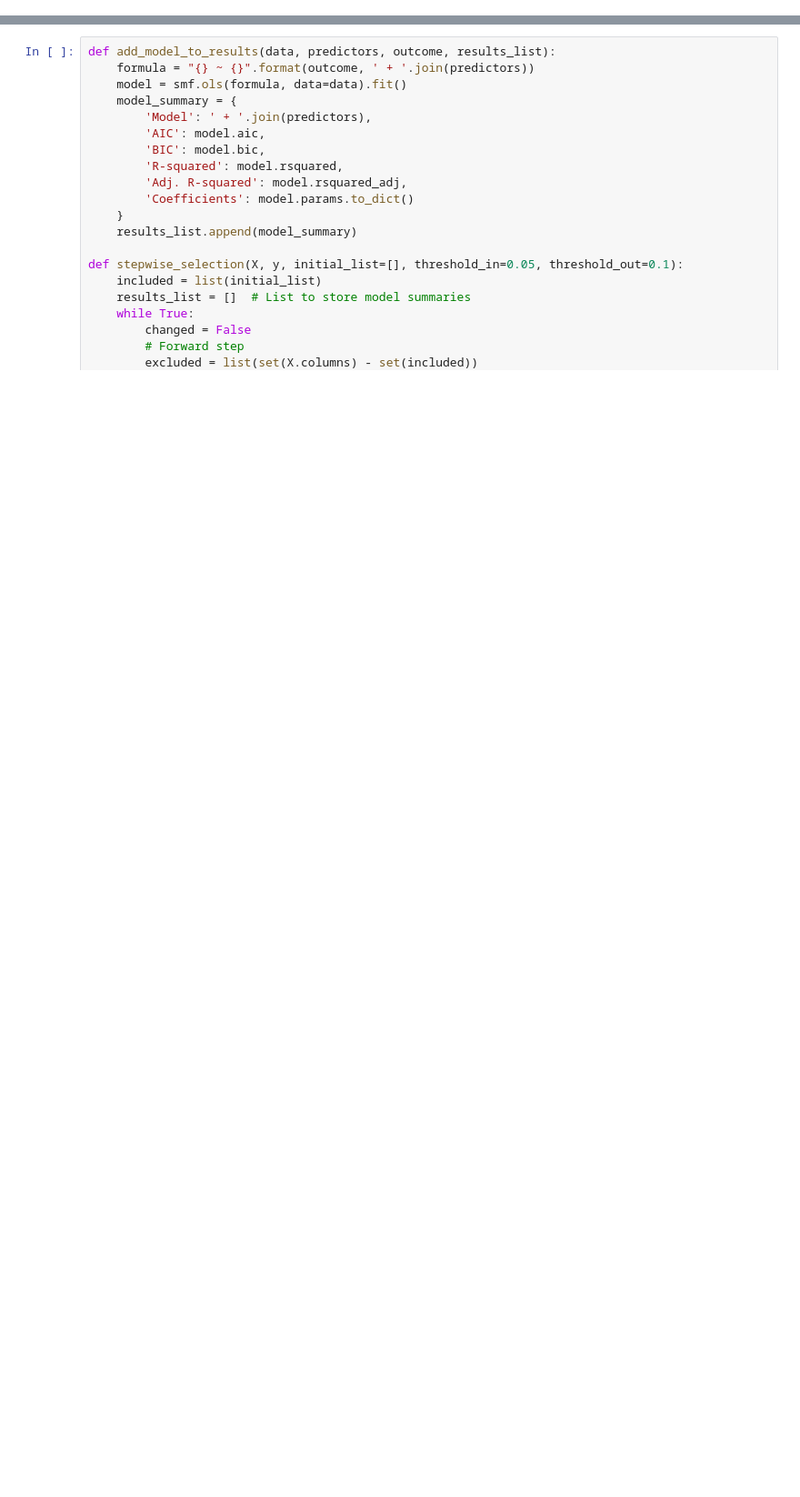
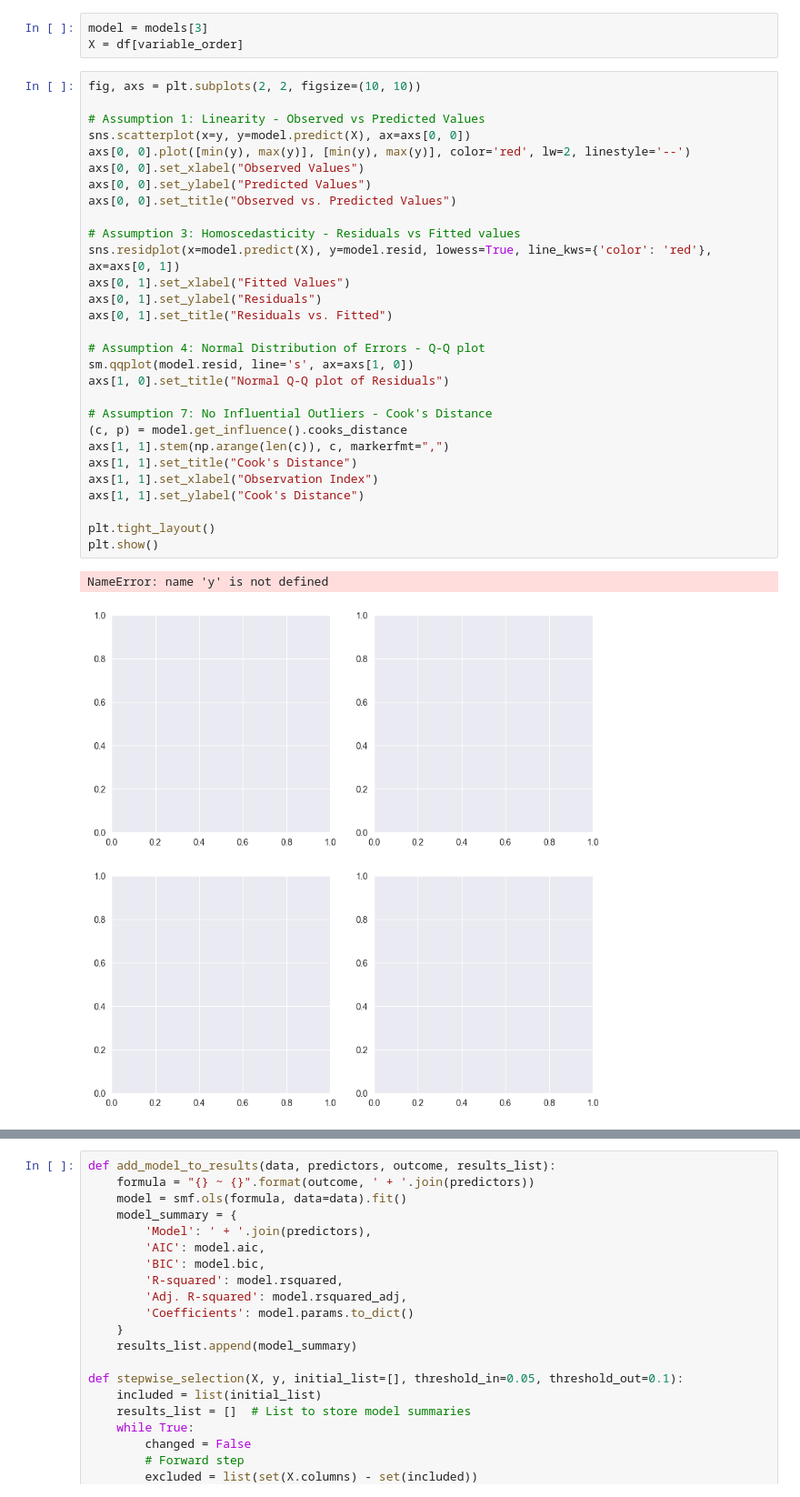
Before and after one commit to RomanNekrasov/smartwake-heart-rate-study, a Jupyter notebook: 4. model_selection.ipynb, the cells around one changed output, grey strips where cells are left out. Shown at 91% size. Drawn from its saved outputs; the diff is of its cells as text; blank space fills up the shorter version.

```diff
--- a/4. model_selection.ipynb
+++ b/4. model_selection.ipynb
@@ -58,0 +211,35 @@ print(model_results_df)
+# %%
+model = models[3]
+X = df[variable_order]
+# %%
+fig, axs = plt.subplots(2, 2, figsize=(10, 10))
+
+# Assumption 1: Linearity - Observed vs Predicted Values
+sns.scatterplot(x=y, y=model.predict(X), ax=axs[0, 0])
+axs[0, 0].plot([min(y), max(y)], [min(y), max(y)], color='red', lw=2, linestyle='--')
+axs[0, 0].set_xlabel("Observed Values")
+axs[0, 0].set_ylabel("Predicted Values")
+axs[0, 0].set_title("Observed vs. Predicted Values")
+
+# Assumption 3: Homoscedasticity - Residuals vs Fitted values
+sns.residplot(x=model.predict(X), y=model.resid, lowess=True, line_kws={'color': 'red'}, ax=axs[0, 1])
+axs[0, 1].set_xlabel("Fitted Values")
+axs[0, 1].set_ylabel("Residuals")
+axs[0, 1].set_title("Residuals vs. Fitted")
+
+# Assumption 4: Normal Distribution of Errors - Q-Q plot
+sm.qqplot(model.resid, line='s', ax=axs[1, 0])
+axs[1, 0].set_title("Normal Q-Q plot of Residuals")
+
+# Assumption 7: No Influential Outliers - Cook's Distance
+(c, p) = model.get_influence().cooks_distance
+axs[1, 1].stem(np.arange(len(c)), c, markerfmt=",")
+axs[1, 1].set_title("Cook's Distance")
+axs[1, 1].set_xlabel("Observation Index")
+axs[1, 1].set_ylabel("Cook's Distance")
+
+plt.tight_layout()
+plt.show()
+# %% [output]
+NameError: name 'y' is not defined
+[figure, added]
```
Also changed, not shown: parts of 15 cells of this notebook.
